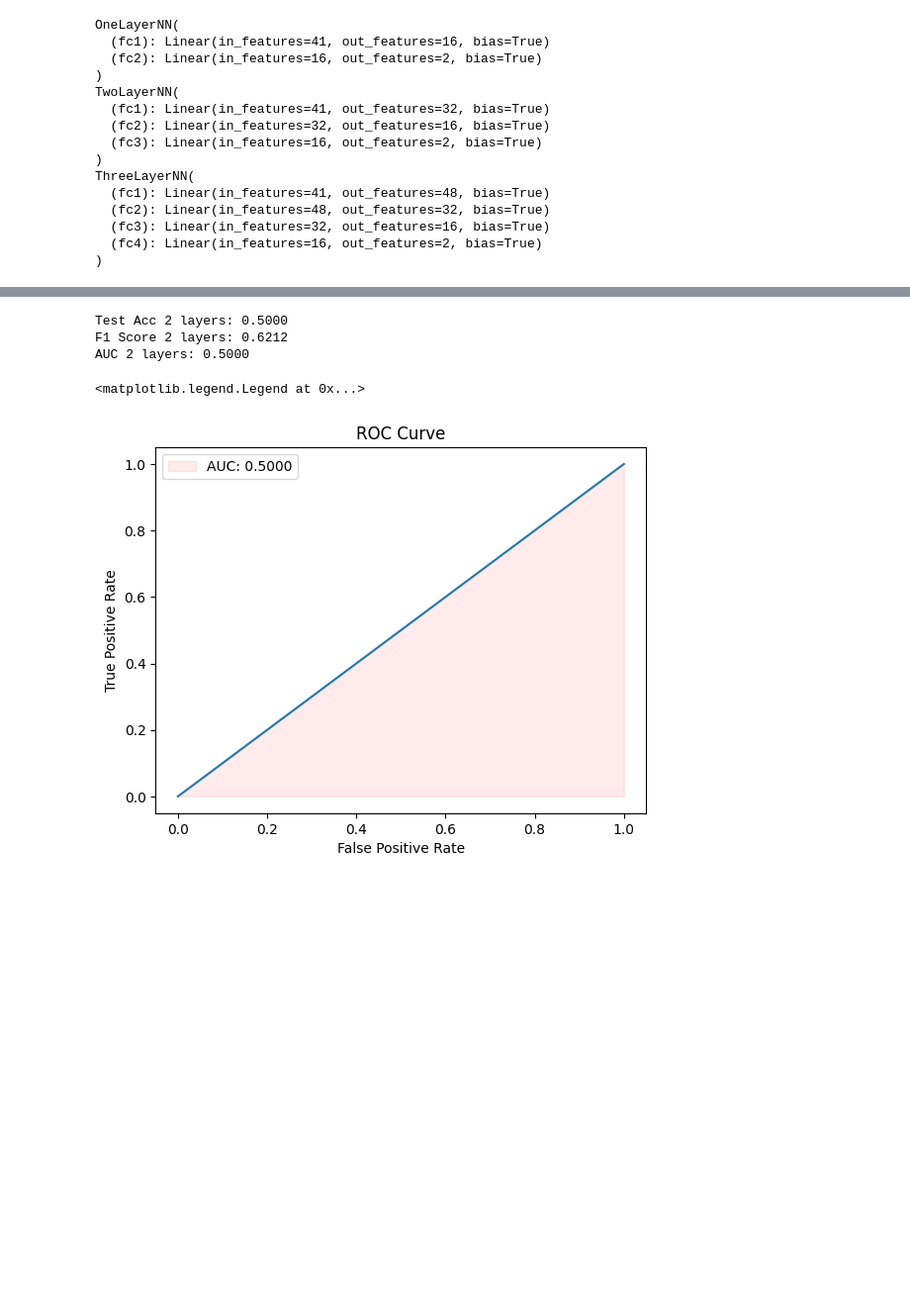
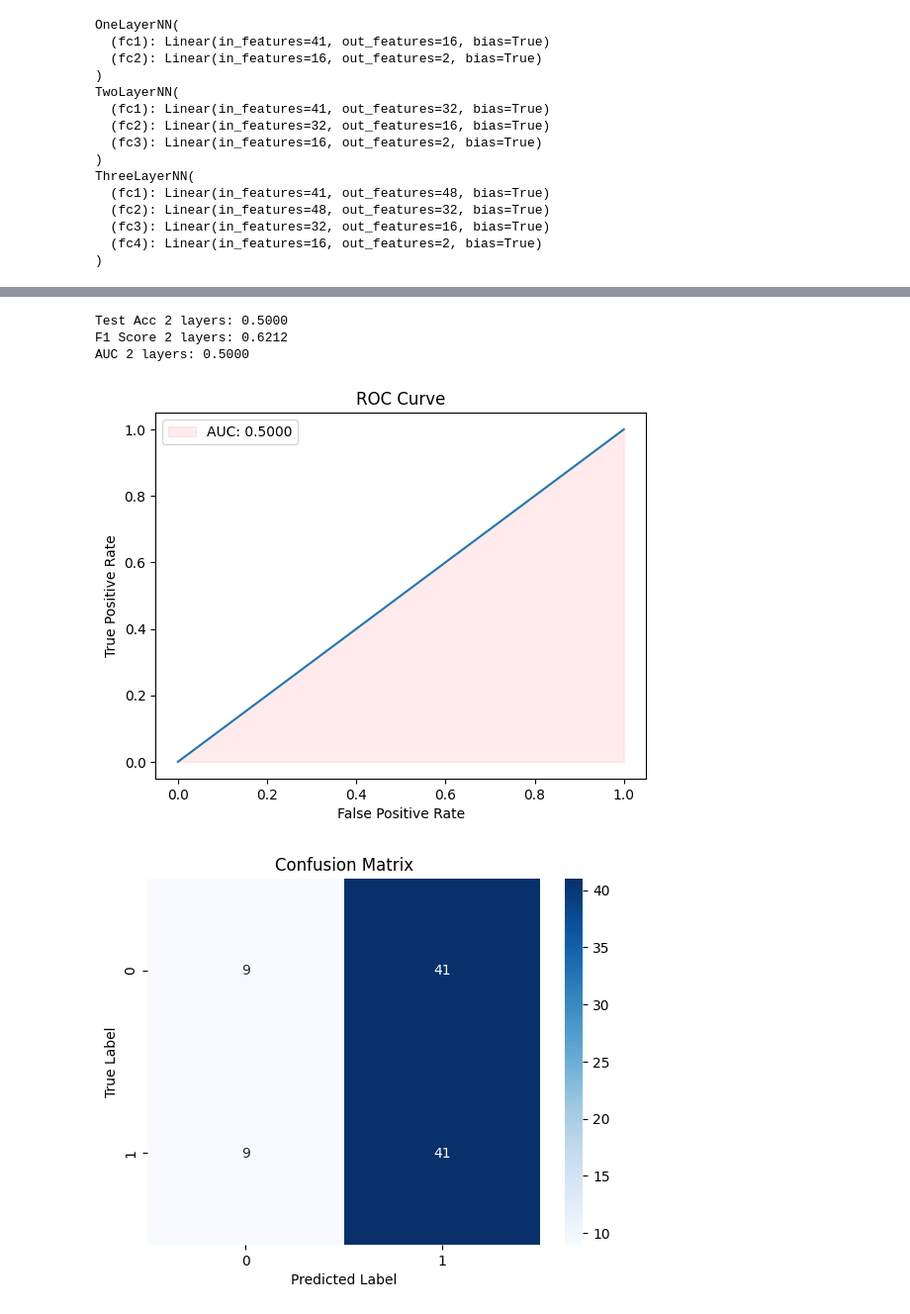
Before and after one commit to timnd08/hair-health-model, a Jupyter notebook: main_nn.ipynb, the cells around one changed output, grey strips where cells are left out. Shown at 99% size. Saved outputs shown, nothing was run; the diff lists cells and outputs as text; code cells hidden in the pictures; blank space fills up the shorter version.

```diff
--- a/main_nn.ipynb
+++ b/main_nn.ipynb
@@ -455,28 +462,35 @@ AUC 1 layer: 0.5700
 # %%
 with torch.no_grad():
     outputs = model_two(X_test)
     preds_two = torch.argmax(outputs, dim=1)
     test_acc = accuracy_score(y_test, preds_two)
     f1 = f1_score(y_test, preds_two)
     auc = roc_auc_score(y_test, preds_two)
     print(f'Test Acc 2 layers: {test_acc:.4f}')
     print(f'F1 Score 2 layers: {f1:.4f}')
     print(f'AUC 2 layers: {auc:.4f}')
 
 fpr, tpr, thresholds = roc_curve(y_test, preds_two)
 auc =  "AUC: " + str(f"{auc:.4f}")
 plt.plot(fpr, tpr)
 plt.fill_between(fpr, tpr, color='red', alpha=0.08,label=auc)
 plt.xlabel('False Positive Rate')
 plt.ylabel('True Positive Rate')
 plt.title('ROC Curve')
 plt.legend()
+plt.show()
+
+
+cm = confusion_matrix(y_test, preds_two)
+ax = sns.heatmap(cm, fmt='d',annot=True, cmap='Blues')
+ax.set(xlabel ="Predicted Label", ylabel = 'True Label', title ='Confusion Matrix')
+plt.show()
 # %% [output]
 Test Acc 2 layers: 0.5000
 F1 Score 2 layers: 0.6212
 AUC 2 layers: 0.5000
-<matplotlib.legend.Legend at 0x...>
 [figure]
+[figure, added]
 # %%
 with torch.no_grad():
     outputs = model_three(X_test)
```
Also changed, not shown: parts of 2 cells of this notebook.
